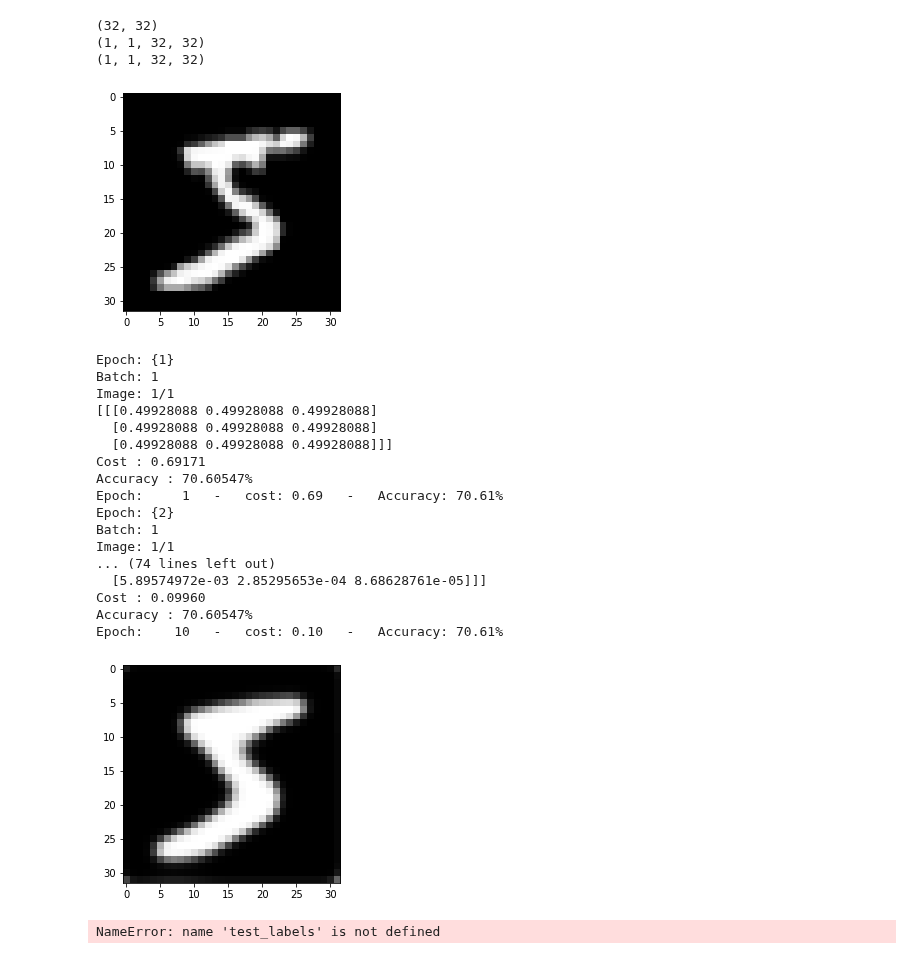
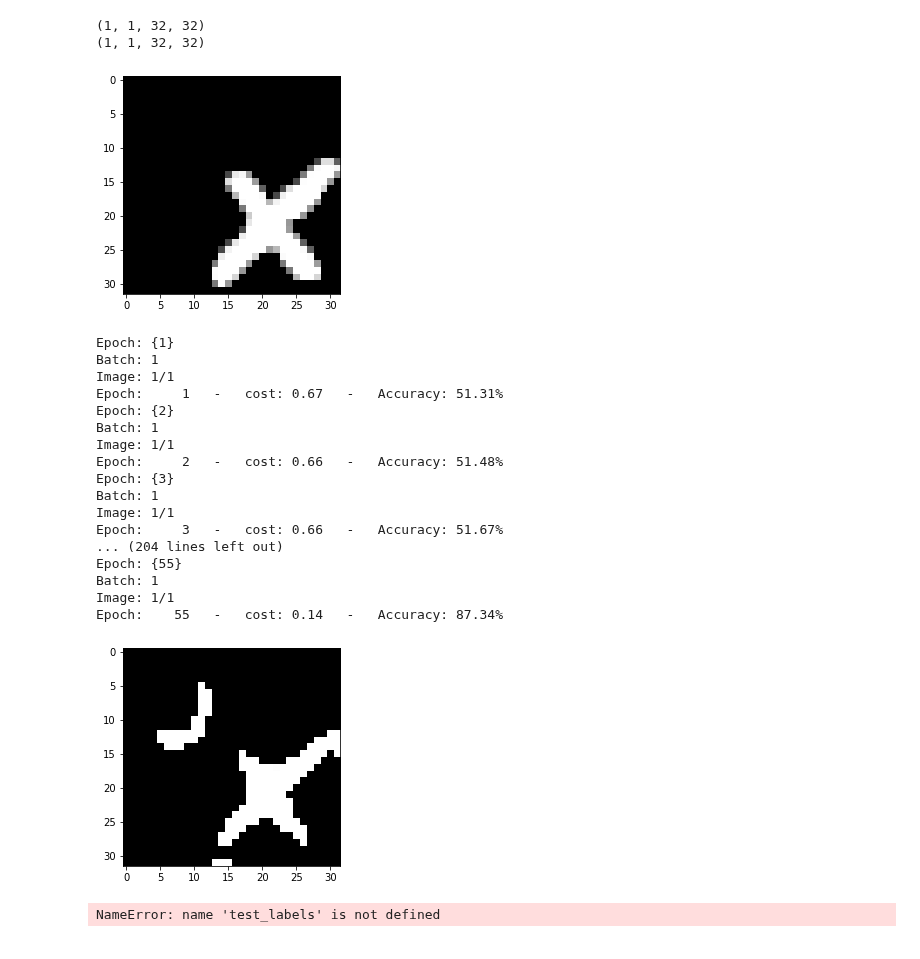
Before and after one commit to labis7/UNET-Using-Numpy, a Jupyter notebook: U-Net - Numpy - Small Version3.ipynb, the cells around one changed output. Cells and saved outputs as stored; diff of their text form; code cells hidden in the pictures.

Commit message:
Version2 Sweet spot found, LR=0.009, trim=0.005

```diff
--- a/U-Net - Numpy - Small Version3.ipynb
+++ b/U-Net - Numpy - Small Version3.ipynb
@@ -93,10 +81,9 @@ Test Labels  : Loading . . .
 Done!
 # %%
 ch = 1 #Number of channels
-print(cv2.resize(train_images[0,:,:], (32,32)).shape)
-train_images=cv2.resize(train_images[0,:,:], (32,32)).reshape(1,1,32,32)
+#train_images=cv2.resize(train_images[0,:,:], (32,32)).reshape(1,1,32,32)
 print(train_images.shape)
-train_labels = train_images
+#train_labels = train_images
 print(train_labels.shape) # ONE-HOT !!!
 #print(train_images.T.shape)
 #print(train_labels.reshape((train_images.shape[0], 10)).shape)
@@ -122,13 +109,12 @@ train_labels = np.array(temp.copy())
 #plt.imshow(train_images[0].squeeze(), cmap='Greys_r');
 pass
 # %% [output]
-(32, 32)
 (1, 1, 32, 32)
 (1, 1, 32, 32)
 # %%
-plt.imshow(train_labels[0].squeeze(), cmap='Greys_r');
+plt.imshow(train_labels[0].squeeze(), cmap=plt.get_cmap('gray'), vmin=0, vmax=1);
 # %% [output]
-[figure, old version]
+[figure, new version]
 # %%
 ########### Convolution Architecture - Downsampling/Upsampling  ##################
 
@@ -366,13 +429,14 @@ def NLLLoss(logs, targets):
     #logs.shape (dim x dim) like target
     for i in range(logs.shape[1]):
         for j in range(logs.shape[2]):
-            if(targets[:,i,j] == 1):
-                out[:,i,j] = logs[:,i,j] #in that case the propab. is correct with targen being the 1
+            if(targets[:,i,j] >= logs[:,i,j]):#Gray and above
+                out[:,i,j] = logs[:,i,j]/targets[:,i,j]
             else:
-                out[:,i,j] = 1 - logs[:,i,j] # e.g if logs[i,j]= 0.4 and we want(target) 0 --> 1-0.4=0.6 prob. for zero
+                out[:,i,j] = (1 - logs[:,i,j])/(1 - targets[:,i,j]) # e.g if logs[i,j]= 0.4 and we want(target) 0 --> 1-0.4=0.6 prob. for zero
     #or
     #out = targets*logs + ((-1*(targets-1)) - (-1*(targets-1))*logs)
-    return -np.log(out.sum()/mylen)
+    res =out.sum()/mylen
+    return -np.log(res),res
 
 def get_cost_value(Y_hat, Y):
     # number of examples
@@ -383,8 +447,8 @@ def get_cost_value(Y_hat, Y):
     return np.squeeze(cost) ### ATTENTION!
 
 def normalize(output):
-    output[output<-10]=-4
-    output[output>10] = 4
+    output[output<-4]=-4
+    output[output>4] = 4
     return output
 
 ###### Accuracy Calculation ######
@@ -413,7 +477,7 @@ def train(X, Y, epochs, learning_rate, dropout, verbose=True, callback=None):
     # initiation of lists storing the history
     # of metrics calculated during the learning process
     #f1,f2,f3,f4,f5,fd1,fd2,fd3,fd4
-    trim= 0.0005
+    trim= 0.000005
     filters,bias, f_dc = init_filters(4,16,trim) #Double the channel-filter 4 times  (up to 256 and back again)
     ##Final 1x1 filter
     trimf = trim
@@ -463,7 +527,7 @@ def train(X, Y, epochs, learning_rate, dropout, verbose=True, callback=None):
             #### Reset Gradients (Every batch) ####
             beta1= 0.9  #0.9
             beta2= 0.99 #0.99
-            #lr = learning_rate
+            lr = learning_rate
             batch_size= batch
             if(X.shape[0] - c < batch):#means that there is a smaller(<32) part left
                 batch = X.shape[0] - c
@@ -473,12 +537,11 @@ def train(X, Y, epochs, learning_rate, dropout, verbose=True, callback=None):
             accuracy = 0
 
             #Special setup for LR
-            if(e<4):
-                lr=0.03
+
             ####TODO:Possible solution for unstable future results(from ~1x10-5 --> 0.98 possibility and back again),
             #is to reduce dynamically the learning rate(this problem can also be reduced by making trims even smaller)
 
-            if(e < 20):
+            if(e < 80):
 
                 df =  []
                 db =  []
@@ -680,19 +743,15 @@ def train(X, Y, epochs, learning_rate, dropout, verbose=True, callback=None):
                 output = normalize(output)
                 ## Sigmoid ##
                 Y_hat = sigmoid(output)
-                print(Y_hat[:,0:3,0:3])
+                #print(Y_hat[:,0:3,0:3])
                 #label crop is needed
                 #Y_t_b = crop(Y_t[b], Y_hat.shape[1])
                 plt.imshow(Y_hat.squeeze(), cmap='Greys_r');
-                cost += NLLLoss(Y_hat, Y_t[b])
-                #print(cost/(b+1), prev_cost)
-                #if(((cost-prev_cost)>0.2)and((e+1) == epochs)):
-                #    e=e-1
-                #    print("\n\n-------------Epoch skipped!--------------\n\n")
-                #    continue
-                #prev_cost = cost
-
-                accuracy += get_accuracy_value(Y_hat, Y_t[b])
+                cost_,accuracy_ = NLLLoss(Y_hat, Y_t[b])
+                cost += cost_
+                accuracy += accuracy_
+                if (accuracy>0.91):
+                    return Y_hat
                 #print(accuracy/(b+1))
                 #########################################################################################
                 #########################################################################################
@@ -911,8 +970,8 @@ def train(X, Y, epochs, learning_rate, dropout, verbose=True, callback=None):
                 params_values["b" + str(layer_idx)] -= learning_rate * grads_values["db" + str(layer_idx)]
 
             '''
-            print("Cost : {:.5f}".format(cost/batch))
-            print("Accuracy : {:.5f}%".format((accuracy*100)/batch))
+            #print("Cost : {:.5f}".format(cost/batch))
+            #print("Accuracy : {:.5f}%".format((accuracy*100)/batch))
 
         #END OF LOOP - EPOCH
         #timestamp2 = time.time()
@@ -927,29 +986,29 @@ def train(X, Y, epochs, learning_rate, dropout, verbose=True, callback=None):
 # %%
 ###### Training ######
 #train_images, train_labels, test_images, test_labels
 import gc
 gc.collect()
 
-params_values = train(train_images, train_labels, 10, 0.001, True) #0.05 stable LR
+params_values = train(train_images, train_labels, 55, 0.01, True) #0.05 stable LR
 # %% [output]
 Epoch: {1}
 Batch: 1
 Image: 1/1
-[[[0.49928088 0.49928088 0.49928088]
-  [0.49928088 0.49928088 0.49928088]
-  [0.49928088 0.49928088 0.49928088]]]
-Cost : 0.69171
-Accuracy : 70.60547%
-Epoch:     1   -   cost: 0.69   -   Accuracy: 70.61%
+Epoch:     1   -   cost: 0.67   -   Accuracy: 51.31%
 Epoch: {2}
 Batch: 1
 Image: 1/1
-... (74 lines left out)
-  [5.89574972e-03 2.85295653e-04 8.68628761e-05]]]
-Cost : 0.09960
-Accuracy : 70.60547%
-Epoch:    10   -   cost: 0.10   -   Accuracy: 70.61%
+Epoch:     2   -   cost: 0.66   -   Accuracy: 51.48%
+Epoch: {3}
+Batch: 1
+Image: 1/1
+Epoch:     3   -   cost: 0.66   -   Accuracy: 51.67%
+... (204 lines left out)
+Epoch: {55}
+Batch: 1
+Image: 1/1
+Epoch:    55   -   cost: 0.14   -   Accuracy: 87.34%
-[figure, old version]
+[figure, new version]
 # %%
 ###### Prediction ######
 Yt = test_labels.T
```
Also changed, not shown: parts of 4 cells of this notebook, 1 other file.
